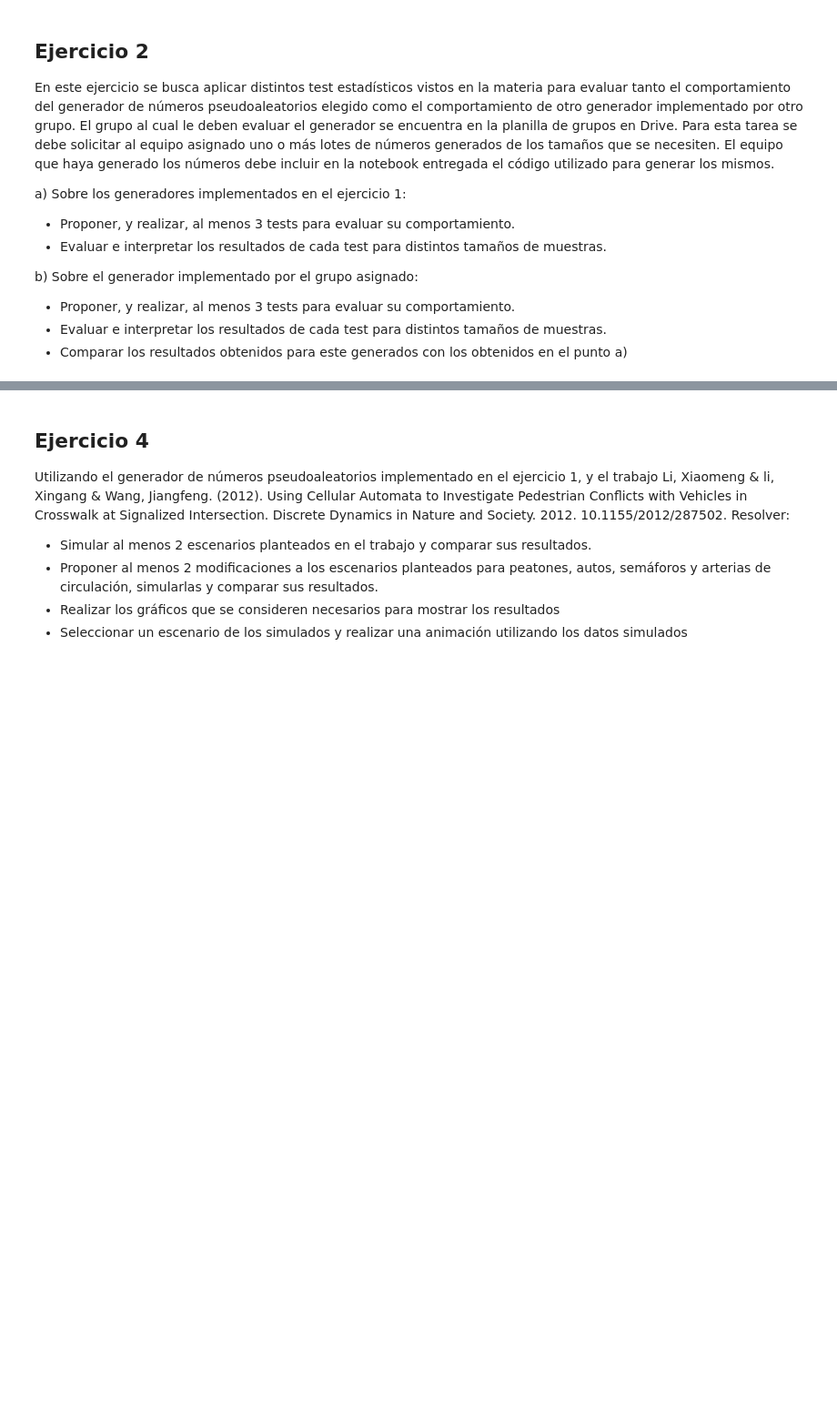
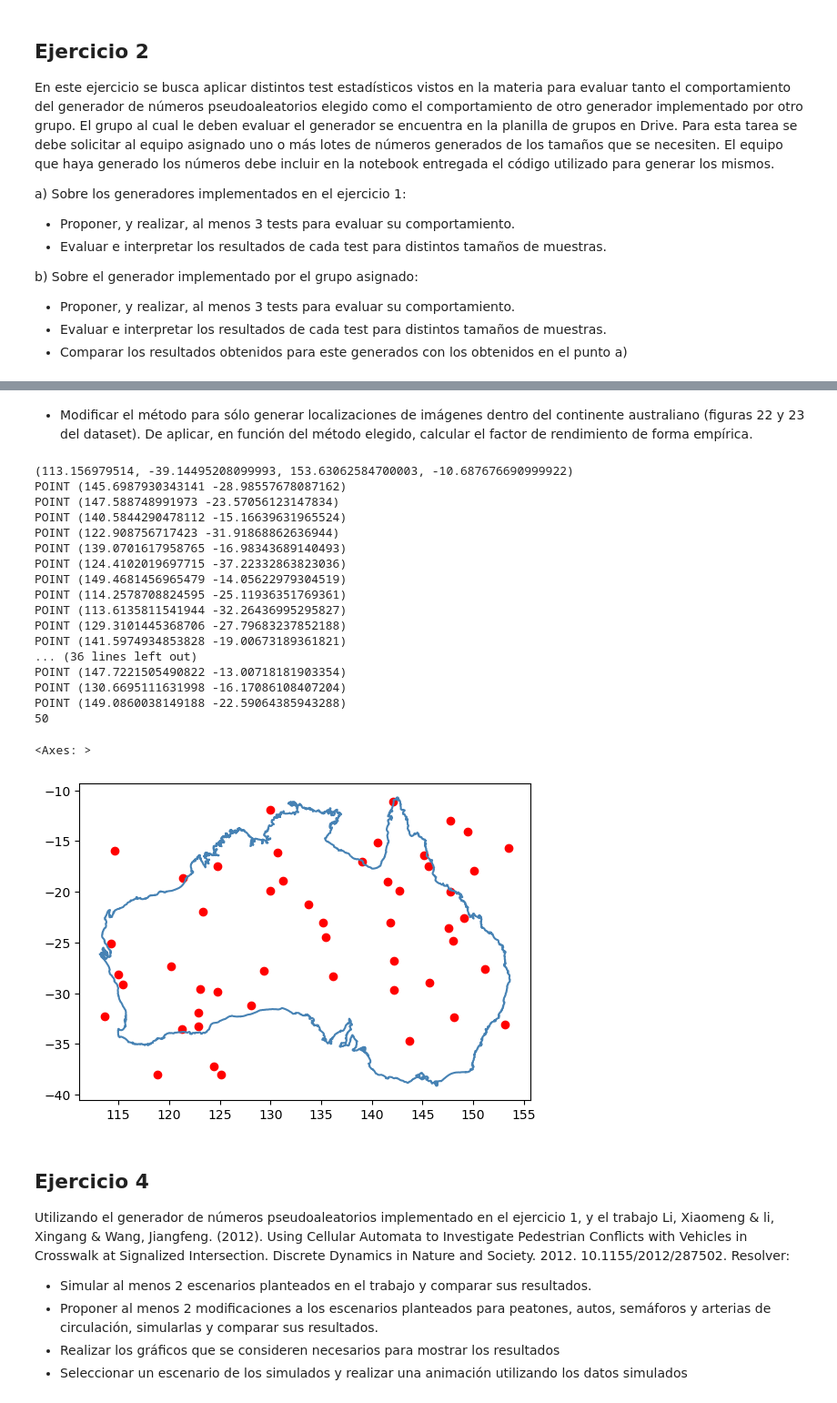
Before and after one commit to MartinCohen98/simulacion_tp1_grupo2_1c2024, a Jupyter notebook: mixmax_rng.ipynb, the cells around one changed output, grey strips where cells are left out. Shown at 91% size. Saved outputs shown, nothing was run; the diff lists cells and outputs as text; code cells hidden in the pictures; blank space fills up the shorter version.

```diff
--- a/mixmax_rng.ipynb
+++ b/mixmax_rng.ipynb
@@ -197,3 +234,65 @@ calcular el factor de rendimiento de forma empírica.
+# %% [markdown]
+- Modificar el método para sólo generar localizaciones de imágenes
+dentro del continente australiano (figuras 22 y 23 del dataset). De aplicar, en función del método elegido,
+calcular el factor de rendimiento de forma empírica.
+# %%
+import random
+import geopandas as gpd
+from shapely.geometry import Point
+
+filename = '../datasets ejercicio 3/WB_Coastlines_10m/WB_Coastlines_10m.shp'
+gdf = gpd.read_file(filename).iloc[[22, 23]]
+
+aoi_geom = gdf.unary_union
+bounds = aoi_geom.bounds
+print(bounds)
+
+xmin, ymin, xmax, ymax = bounds
+
+xext = xmax - xmin
+yext = ymax - ymin
+
+pointcount = 50
+
+points = []
+while len(points) < pointcount:
+    # generate a random x and y
+    x = xmin + random.random() * xext
+    y = ymin + random.random() * yext
+    p = Point(x, y)
+    if aoi_geom.contains(p):  # check if point is inside geometry
+        points.append(p) # should append here
+    points.append(p)
+    print(p)
+
+print(len(points))
+
+gs = gpd.GeoSeries(points)
+
+fig, ax = plt.subplots()
+
+gdf.plot(ax=ax, facecolor='none', edgecolor='steelblue')
+gs.plot(ax=ax, color='r')
+# %% [output]
+(113.156979514, -39.14495208099993, 153.63062584700003, -10.687676690999922)
+POINT (145.6987930343141 -28.98557678087162)
+POINT (147.588748991973 -23.57056123147834)
+POINT (140.5844290478112 -15.16639631965524)
+POINT (122.908756717423 -31.91868862636944)
+POINT (139.0701617958765 -16.98343689140493)
+POINT (124.4102019697715 -37.22332863823036)
+POINT (149.4681456965479 -14.05622979304519)
+POINT (114.2578708824595 -25.11936351769361)
+POINT (113.6135811541944 -32.26436995295827)
+POINT (129.3101445368706 -27.79683237852188)
+POINT (141.5974934853828 -19.00673189361821)
+... (36 lines left out)
+POINT (147.7221505490822 -13.00718181903354)
+POINT (130.6695111631998 -16.17086108407204)
+POINT (149.0860038149188 -22.59064385943288)
+50
+<Axes: >
+[figure, added]
 # %% [markdown]
 ## Ejercicio 4
 
```
Also changed, not shown: parts of 10 cells of this notebook.
